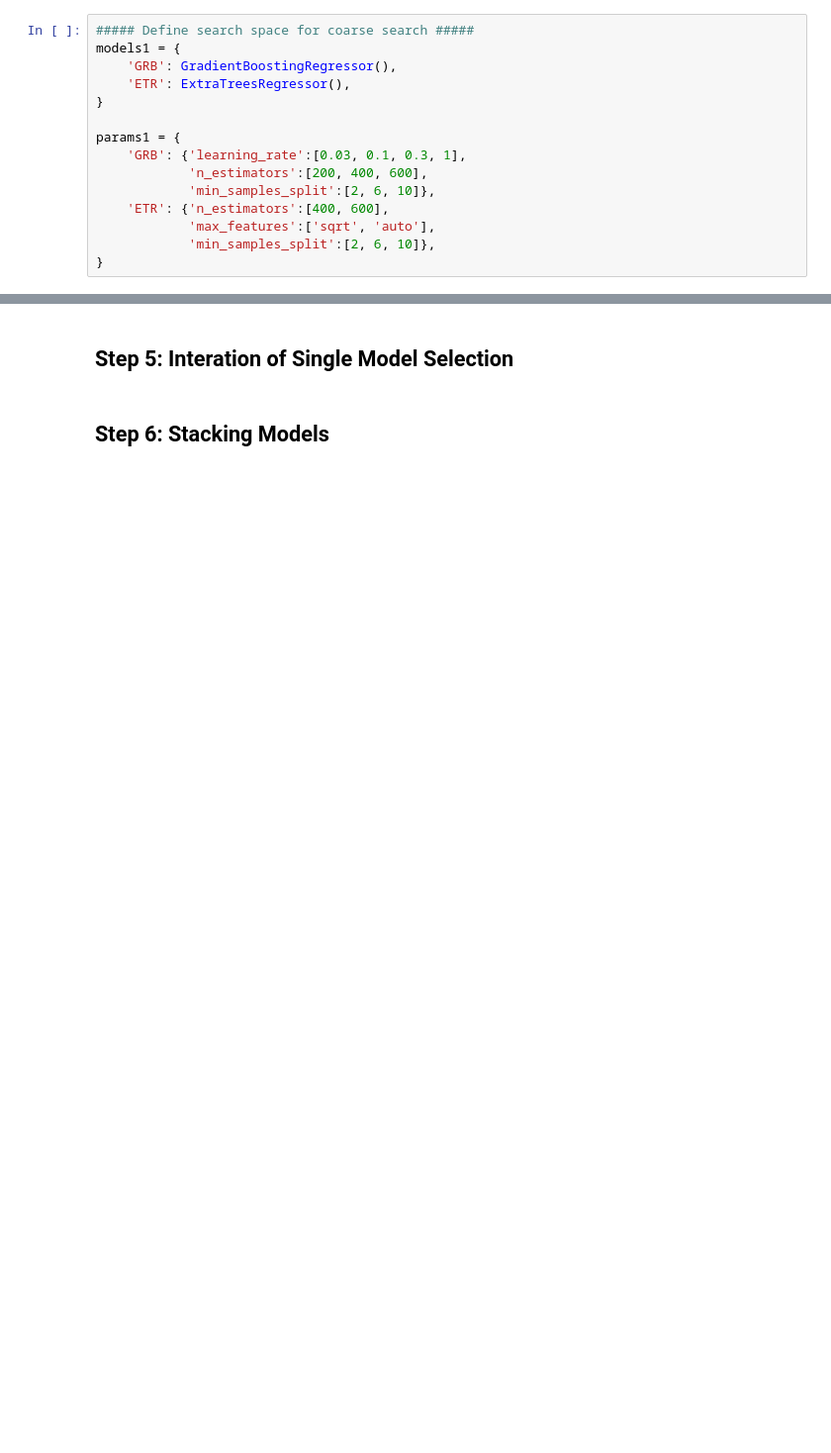
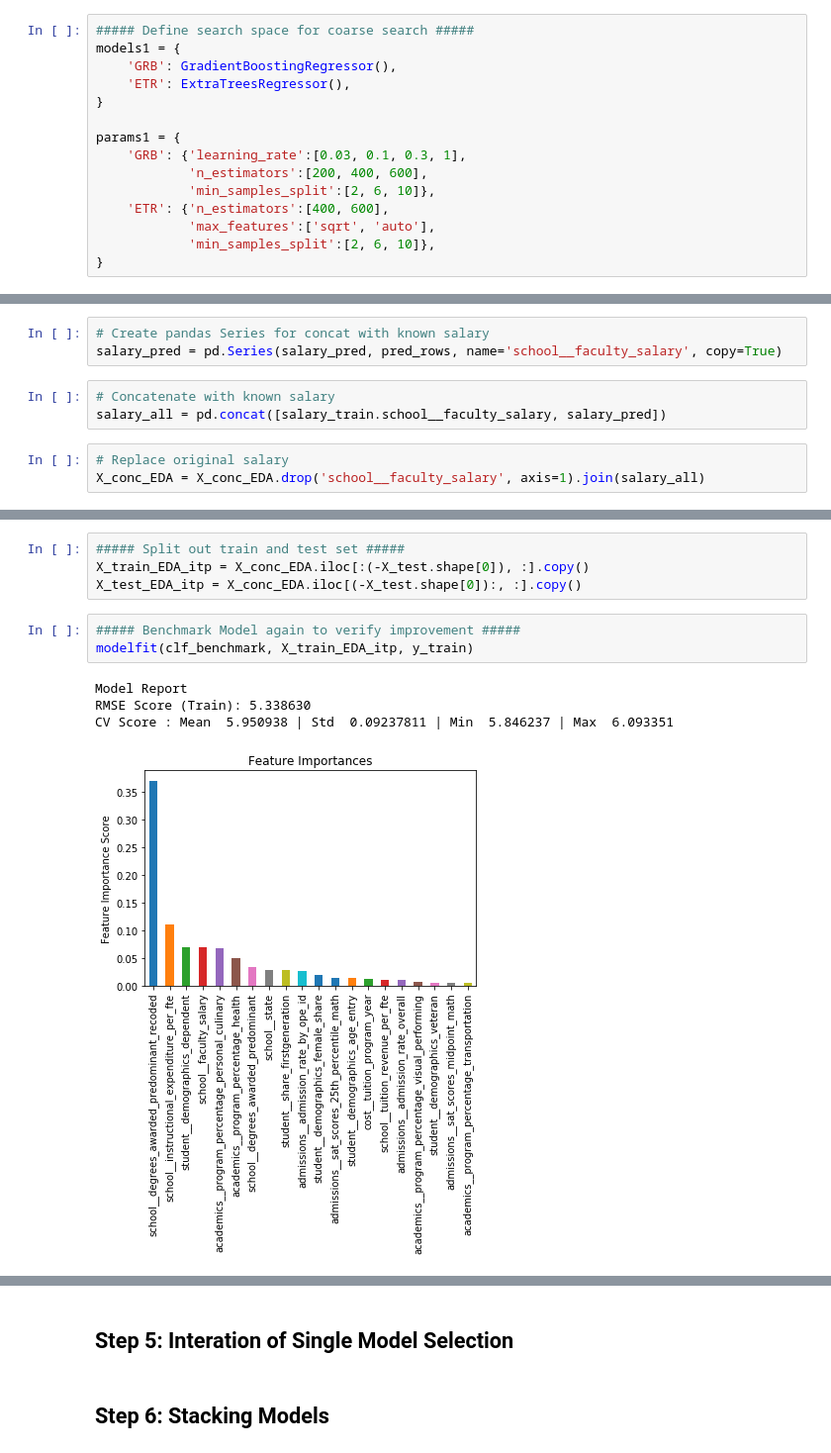
Before and after one commit to YestinYang/Learning-Path, a Jupyter notebook: Projects/MS_Predict Student Earnings/Predict_Student_Earnings.ipynb, the cells around one changed output, grey strips where cells are left out. Shown at 99% size. Drawn from its saved outputs; the diff is of its cells as text; blank space fills up the shorter version.

```diff
--- a/Projects/MS_Predict Student Earnings/Predict_Student_Earnings.ipynb
+++ b/Projects/MS_Predict Student Earnings/Predict_Student_Earnings.ipynb
@@ -538,0 +532,9 @@ ValueError: Found array with 0 sample(s) (shape=(0, 296)) while a minimum of 1 i
+# %%
+# Create pandas Series for concat with known salary
+salary_pred = pd.Series(salary_pred, pred_rows, name='school__faculty_salary', copy=True)
+# %%
+# Concatenate with known salary
+salary_all = pd.concat([salary_train.school__faculty_salary, salary_pred])
+# %%
+# Replace original salary
+X_conc_EDA = X_conc_EDA.drop('school__faculty_salary', axis=1).join(salary_all)
@@ -538,0 +551,12 @@ ValueError: Found array with 0 sample(s) (shape=(0, 296)) while a minimum of 1 i
+# %%
+##### Split out train and test set #####
+X_train_EDA_itp = X_conc_EDA.iloc[:(-X_test.shape[0]), :].copy()
+X_test_EDA_itp = X_conc_EDA.iloc[(-X_test.shape[0]):, :].copy()
+# %%
+##### Benchmark Model again to verify improvement #####
+modelfit(clf_benchmark, X_train_EDA_itp, y_train)
+# %% [output]
+Model Report
+RMSE Score (Train): 5.338630
+CV Score : Mean  5.950938 | Std  0.09237811 | Min  5.846237 | Max  6.093351
+[figure, added]
```
Also changed, not shown: parts of 19 cells of this notebook.
